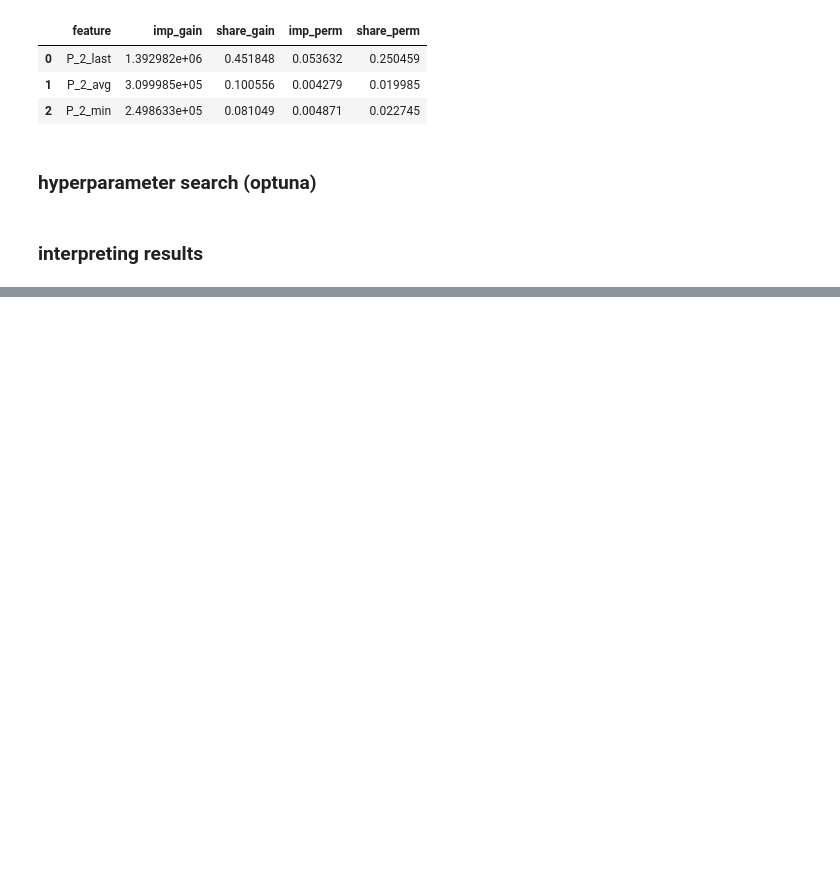
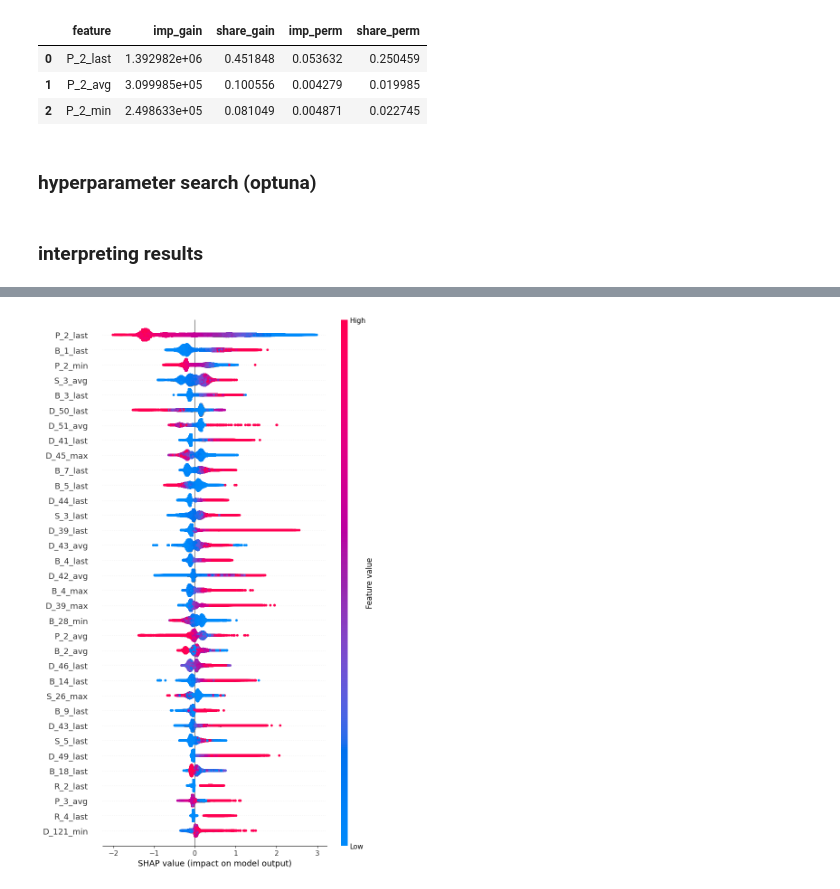
Before and after one commit to korab1ev/amex-default-prediction, a Jupyter notebook: 02. fit_model.ipynb, the cells around one changed output, grey strips where cells are left out. Cells and saved outputs as stored; diff of their text form; code cells hidden in the pictures; blank space fills up the shorter version.

```diff
--- a/02. fit_model.ipynb
+++ b/02. fit_model.ipynb
@@ -129,0 +147,7 @@ df_imp_merged.to_csv("gain_and_permutation_feature_importance_short_list.csv", i
+# %%
+# shap на тесте
+explainer = shap.Explainer(model_full)
+explanation = explainer(df_test[short_list])
+shap.plots.beeswarm(explanation, max_display=None)
+# %% [output]
+[figure, added]
```
Also changed, not shown: parts of 3 cells of this notebook.
